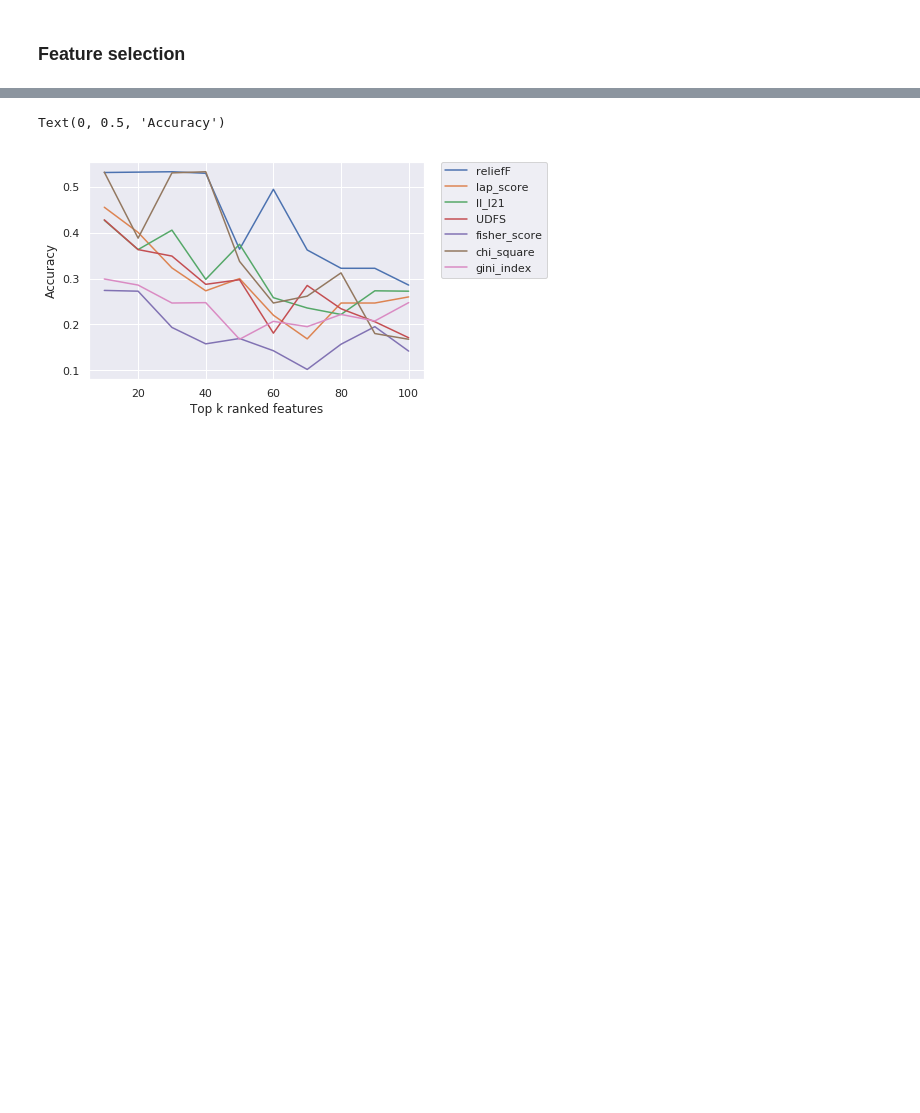
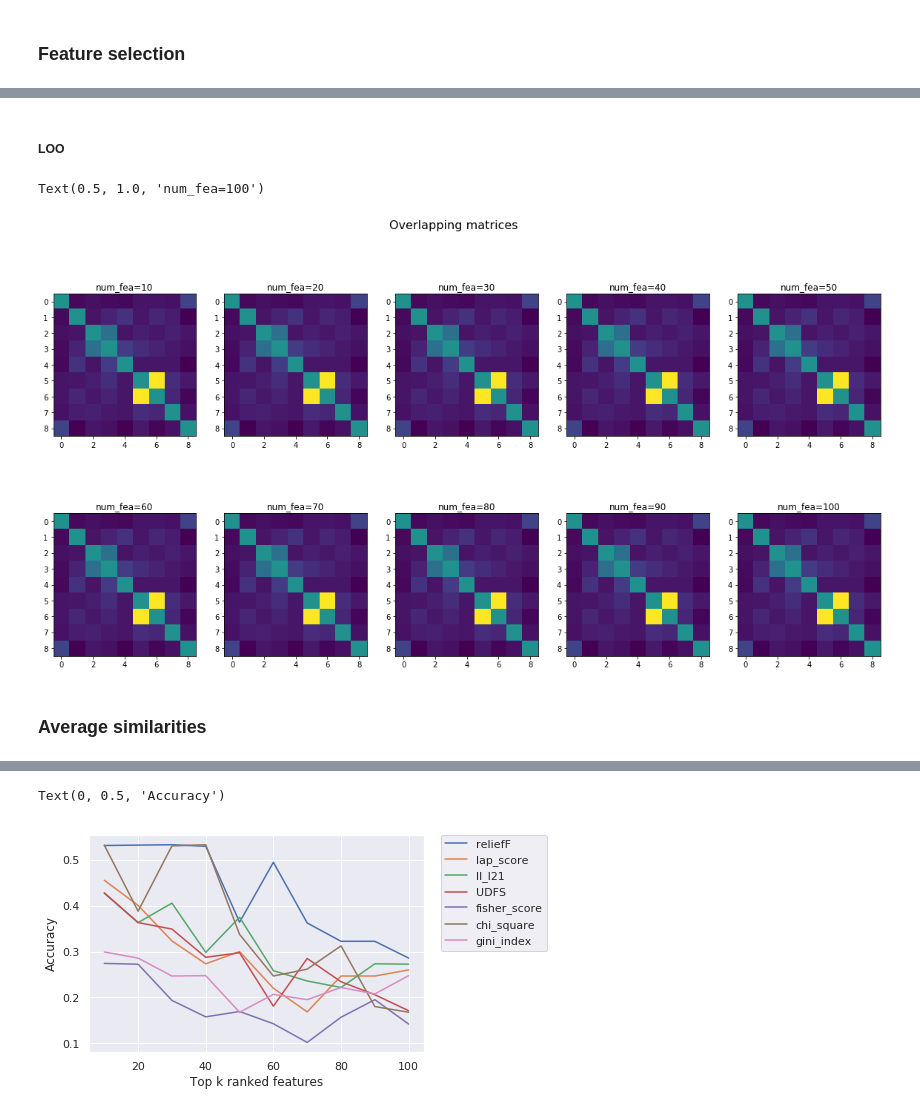
Before and after one commit to Raouaaa/Master_project, a Jupyter notebook: FS-RH.ipynb, the cells around one changed output, grey strips where cells are left out. Cells and saved outputs as stored; diff of their text form; code cells hidden in the pictures; blank space fills up the shorter version.

```diff
--- a/FS-RH.ipynb
+++ b/FS-RH.ipynb
@@ -230,0 +267,4 @@ def training(cv,k,FS_method):
+# %%
+dataframe_ranking_loo=dataframe_ranking.copy()
+dataframe_weights_loo=dataframe_weights.copy()
+dataframe_accuracies_1oo=dataframe_accuracies.copy()
@@ -263,0 +375,3 @@ kf5.get_n_splits(X)
+# %%
+dataframe_ranking_loo['overlapping']=dataframe_ranking_loo.apply(
+    lambda row:FS_to_FS_similarity(row),axis=1)
@@ -263,0 +459,41 @@ kf5.get_n_splits(X)
+# %% [markdown]
+##### LOO
+# %%
+plt.figure(figsize=(20,10))
+plt.suptitle('Overlapping matrices', fontsize=16)
+
+plt.subplot(2, 5, 1)
+plt.imshow(dataframe_ranking_loo.overlapping[10])
+plt.title('num_fea=10')
+plt.subplot(2, 5, 2)
+plt.imshow(dataframe_ranking_loo.overlapping[20])
+plt.title('num_fea=20')
+plt.subplot(2, 5, 3)
+plt.imshow(dataframe_ranking_loo.overlapping[30])
+plt.title('num_fea=30')
+plt.subplot(2, 5, 4)
+plt.imshow(dataframe_ranking_loo.overlapping[40])
+plt.title('num_fea=40')
+plt.subplot(2, 5, 5)
+plt.imshow(dataframe_ranking_loo.overlapping[50])
+plt.title('num_fea=50')
+plt.subplot(2, 5, 6)
+plt.imshow(dataframe_ranking_loo.overlapping[60])
+plt.title('num_fea=60')
+plt.subplot(2, 5, 7)
+plt.imshow(dataframe_ranking_loo.overlapping[70])
+plt.title('num_fea=70')
+plt.subplot(2, 5, 8)
+plt.imshow(dataframe_ranking_loo.overlapping[80])
+plt.title('num_fea=80')
+plt.subplot(2, 5, 9)
+plt.imshow(dataframe_ranking_loo.overlapping[90])
+plt.title('num_fea=90')
+plt.subplot(2, 5, 10)
+plt.imshow(dataframe_ranking_loo.overlapping[100])
+plt.title('num_fea=100')
+# %% [output]
+Text(0.5, 1.0, 'num_fea=100')
+[figure, added]
+# %% [markdown]
+### Average similarities
```
Also changed, not shown: parts of 95 cells of this notebook, 18 other files.
